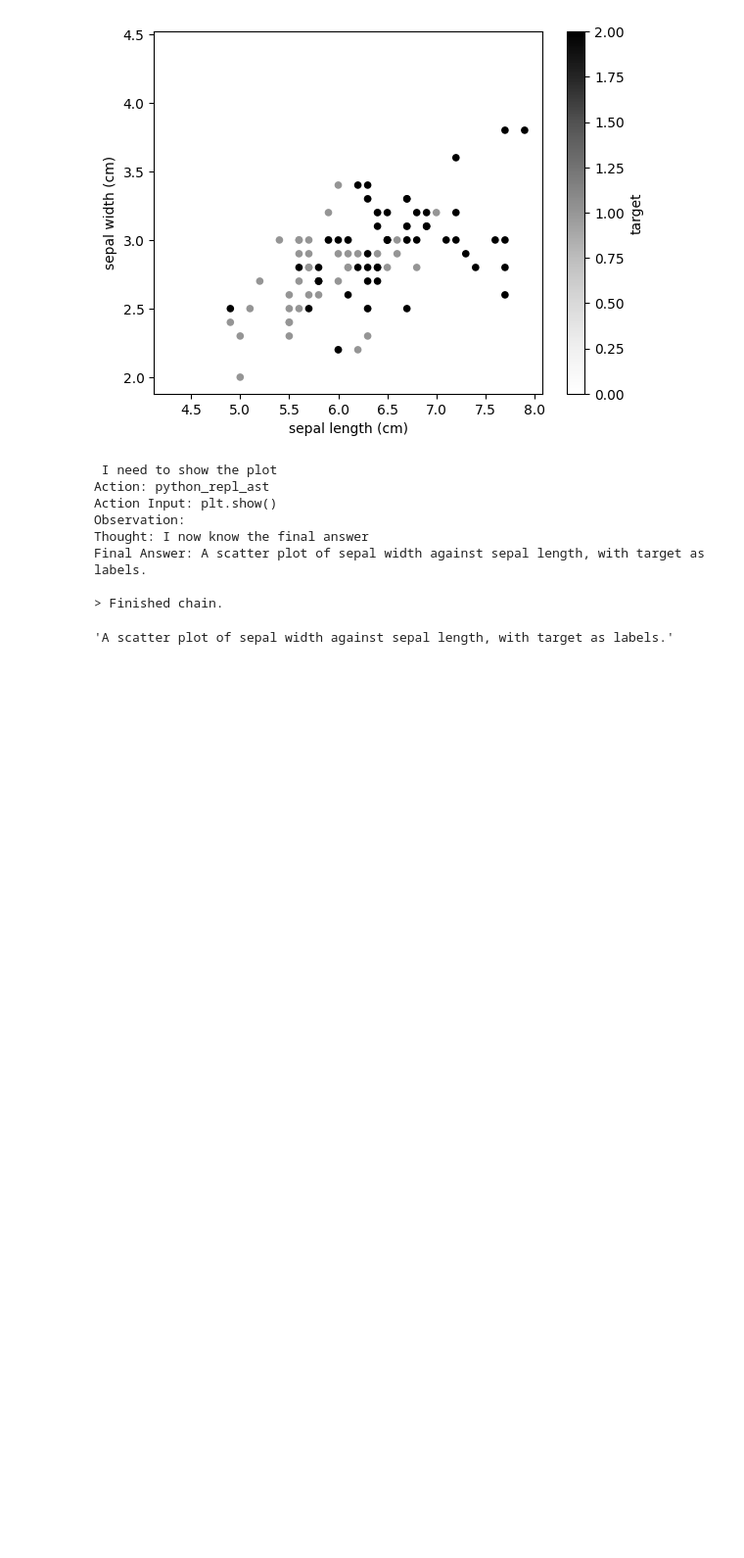
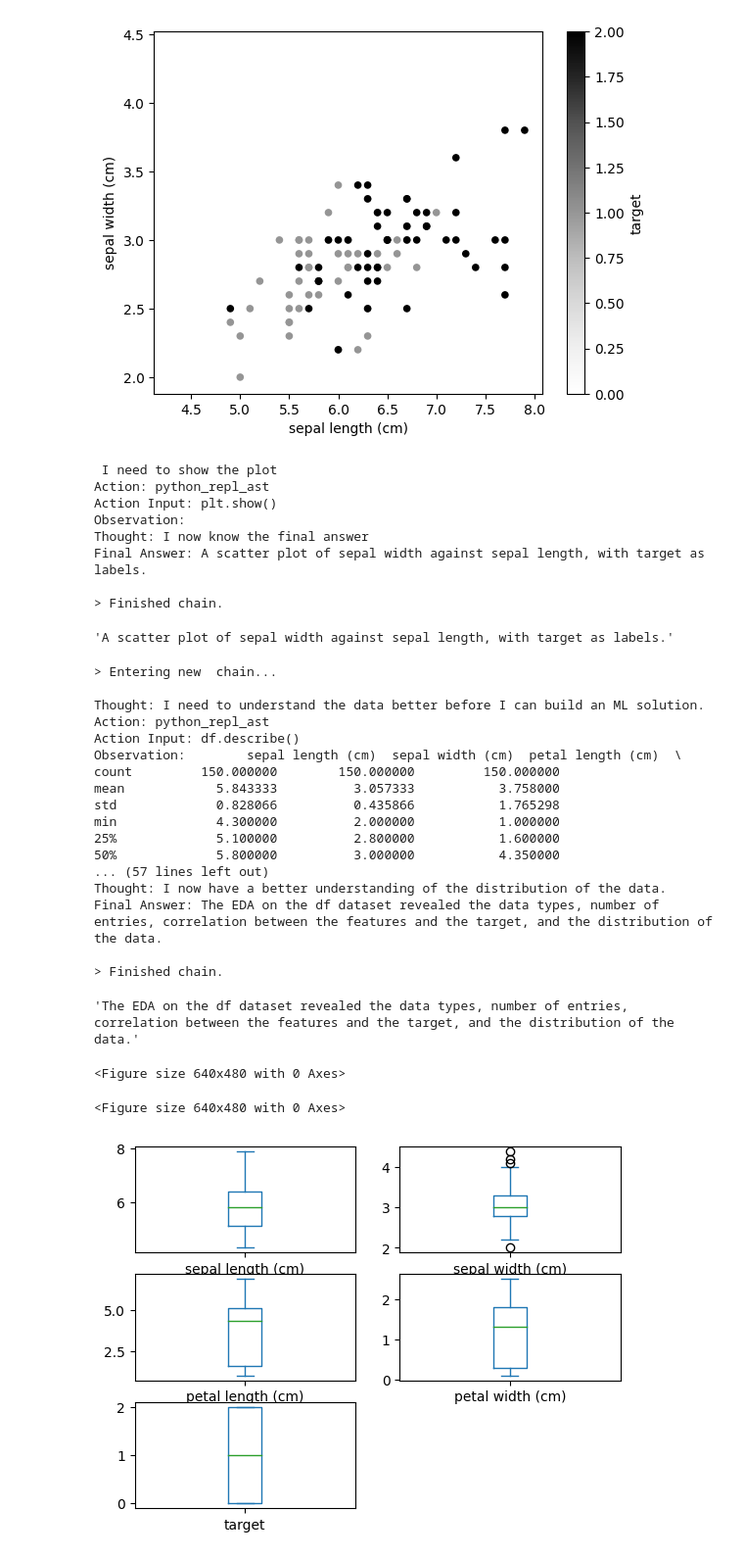
Before and after one commit to pblocz/llm-community-talk, a Jupyter notebook: notebooks/python_agent_example.ipynb, the cells around one changed output. Shown at 98% size. Saved outputs shown, nothing was run; the diff lists cells and outputs as text; code cells hidden in the pictures; blank space fills up the shorter version.

Commit message:
python agent update

```diff
--- a/notebooks/python_agent_example.ipynb
+++ b/notebooks/python_agent_example.ipynb
@@ -142,3 +204,27 @@ Final Answer: A scatter plot of sepal width against sepal length, with target as
 
 > Finished chain.
 'A scatter plot of sepal width against sepal length, with target as labels.'
+# %%
+agent.run("You are a Data Scientist tasked with analysing the df data and building an ML solution to classify the samples by the 'target'. Perform and EDA on the df dataset. Make a plan on what you need to do and execute it sensibly.")
+# %% [output]
+> Entering new  chain...
+
+Thought: I need to understand the data better before I can build an ML solution.
+Action: python_repl_ast
+Action Input: df.describe()
+Observation:        sepal length (cm)  sepal width (cm)  petal length (cm)  \
+count         150.000000        150.000000         150.000000
+mean            5.843333          3.057333           3.758000
+std             0.828066          0.435866           1.765298
+min             4.300000          2.000000           1.000000
+25%             5.100000          2.800000           1.600000
+50%             5.800000          3.000000           4.350000
+... (57 lines left out)
+Thought: I now have a better understanding of the distribution of the data.
+Final Answer: The EDA on the df dataset revealed the data types, number of entries, correlation between the features and the target, and the distribution of the data.
+
+> Finished chain.
+'The EDA on the df dataset revealed the data types, number of entries, correlation between the features and the target, and the distribution of the data.'
+<Figure size 640x480 with 0 Axes>
+<Figure size 640x480 with 0 Axes>
+[figure, added]
```
Also changed, not shown: parts of 23 cells of this notebook, 1 other file.
